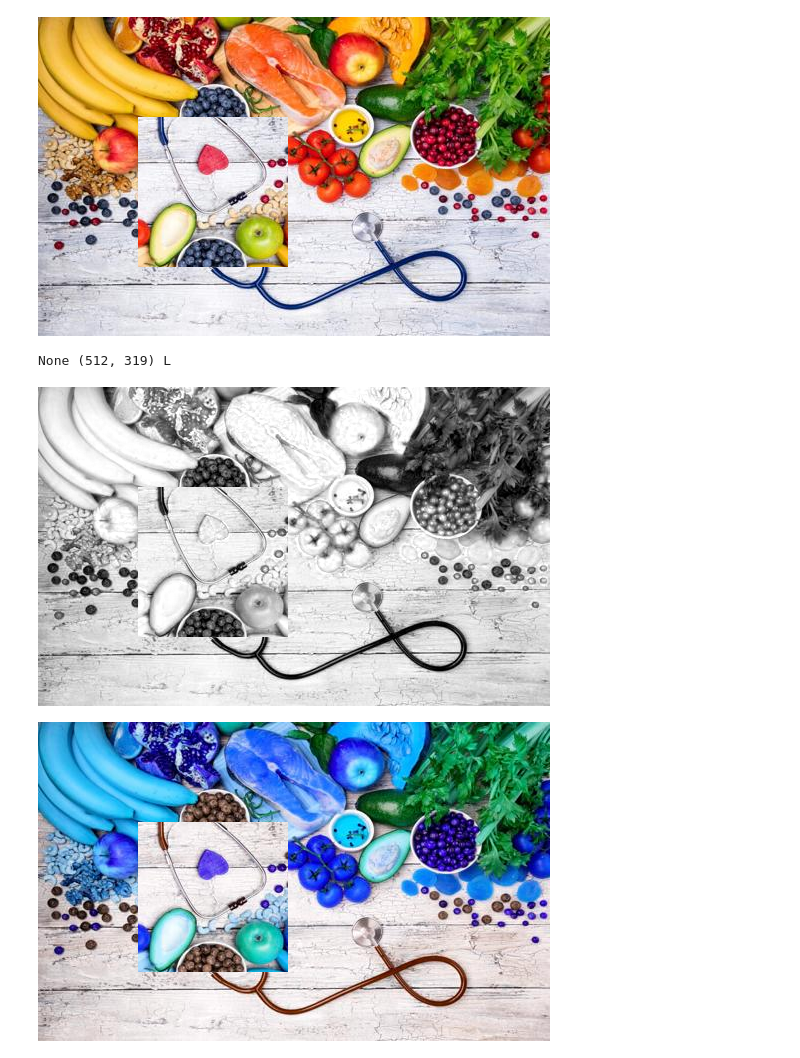
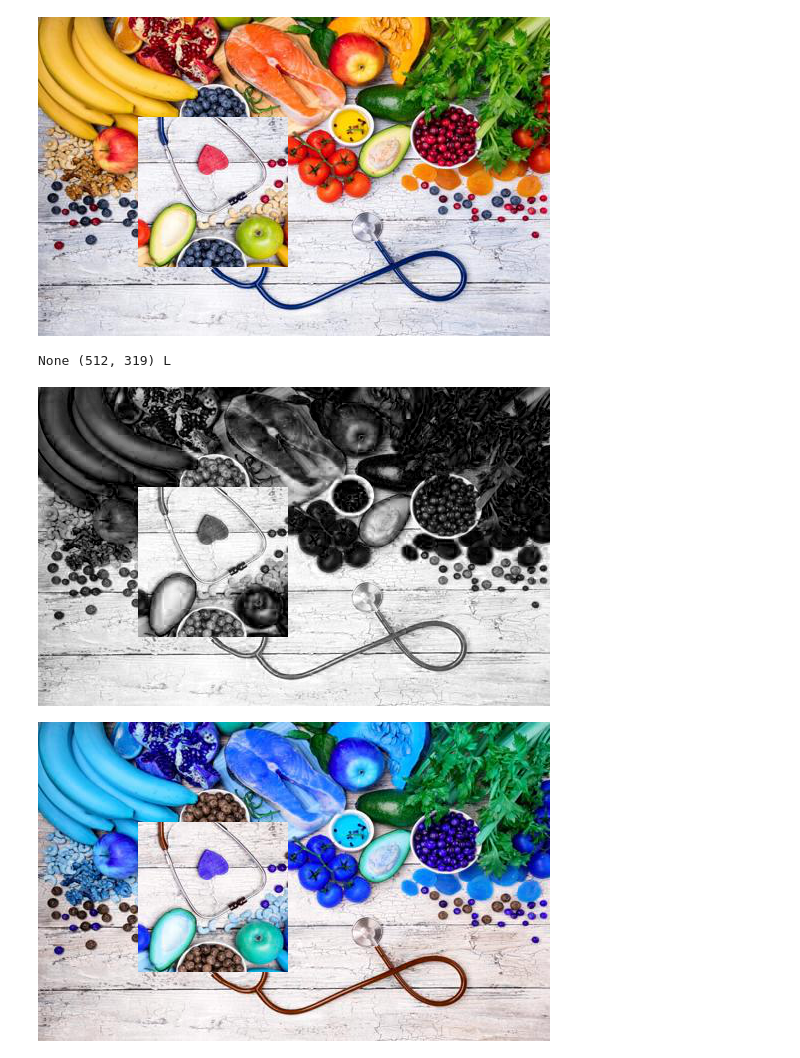
Before and after one commit to 0reza/nb_PythonDataScience, a Jupyter notebook: ImageProcessing/pillow.ipynb, the cells around one changed output. Cells and saved outputs as stored; diff of their text form; code cells hidden in the pictures.

```diff
--- a/ImageProcessing/pillow.ipynb
+++ b/ImageProcessing/pillow.ipynb
@@ -63,12 +63,12 @@ im
 # %%
 # Spliting and Merging
 r, g, b = im.split()
 
 print(r.format, r.size, r.mode)
-r
+b
 # %% [output]
 None (512, 319) L
-[figure, old version]
+[figure, new version]
 # %%
 # Construct an Image
 im2 = Image.merge("RGB", (b, g ,r))
```
Also changed, not shown: parts of 3 cells of this notebook, 8 other files.
